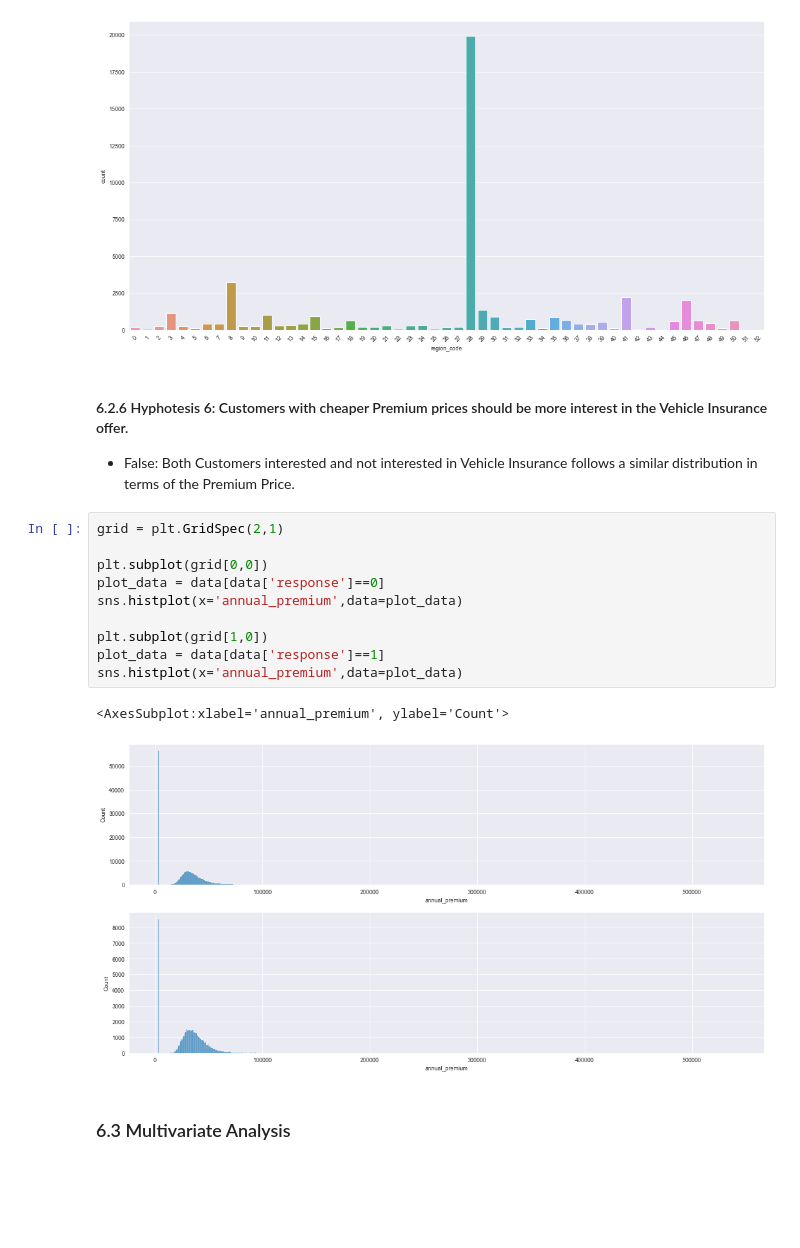
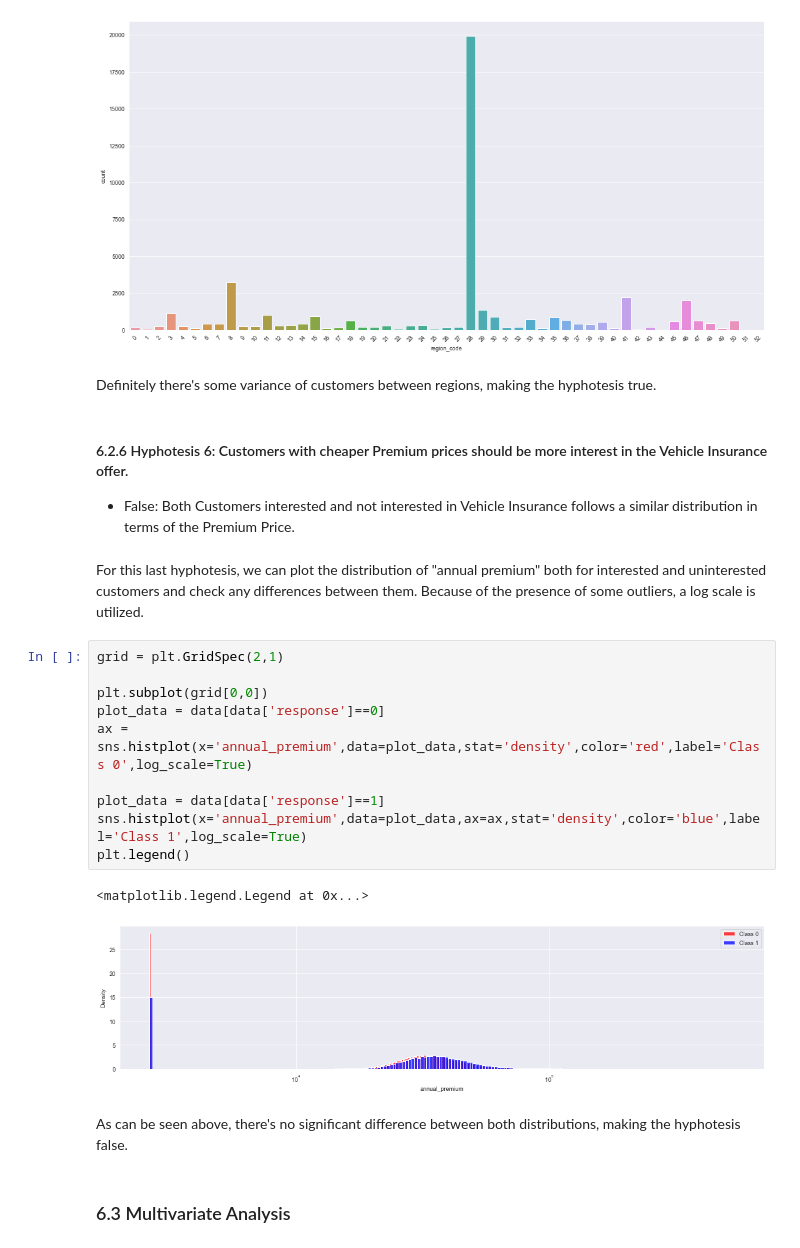
Before and after one commit to andre-ls/insurance-cross-sell, a Jupyter notebook: Code/main_notebook.ipynb, the cells around one changed output. Saved outputs shown, nothing was run; the diff lists cells and outputs as text; blank space fills up the shorter version.

```diff
--- a/Code/main_notebook.ipynb
+++ b/Code/main_notebook.ipynb
@@ -362,22 +400,28 @@ sns.countplot(x='region_code',data=plot_data)
 plt.xticks(rotation=45);
 # %% [output]
 [figure]
+# %% [markdown]
+Definitely there's some variance of customers between regions, making the hyphotesis true.
 # %% [markdown]
 #### 6.2.6 Hyphotesis 6: Customers with cheaper Premium prices should be more interest in the Vehicle Insurance offer.
 
 * False: Both Customers interested and not interested in Vehicle Insurance follows a similar distribution in terms of the Premium Price.
+# %% [markdown]
+For this last hyphotesis, we can plot the distribution of "annual premium" both for interested and uninterested customers and check any differences between them. Because of the presence of some outliers, a log scale is utilized.
 # %%
 grid = plt.GridSpec(2,1)
 
 plt.subplot(grid[0,0])
 plot_data = data[data['response']==0]
-sns.histplot(x='annual_premium',data=plot_data)
+ax = sns.histplot(x='annual_premium',data=plot_data,stat='density',color='red',label='Class 0',log_scale=True)
 
-plt.subplot(grid[1,0])
 plot_data = data[data['response']==1]
-sns.histplot(x='annual_premium',data=plot_data)
+sns.histplot(x='annual_premium',data=plot_data,ax=ax,stat='density',color='blue',label='Class 1',log_scale=True)
+plt.legend()
 # %% [output]
-<AxesSubplot:xlabel='annual_premium', ylabel='Count'>
+<matplotlib.legend.Legend at 0x...>
-[figure, old version]
+[figure, new version]
+# %% [markdown]
+As can be seen above, there's no significant difference between both distributions, making the hyphotesis false.
 # %% [markdown]
 ### 6.3 Multivariate Analysis
```
Also changed, not shown: parts of 47 cells of this notebook.
